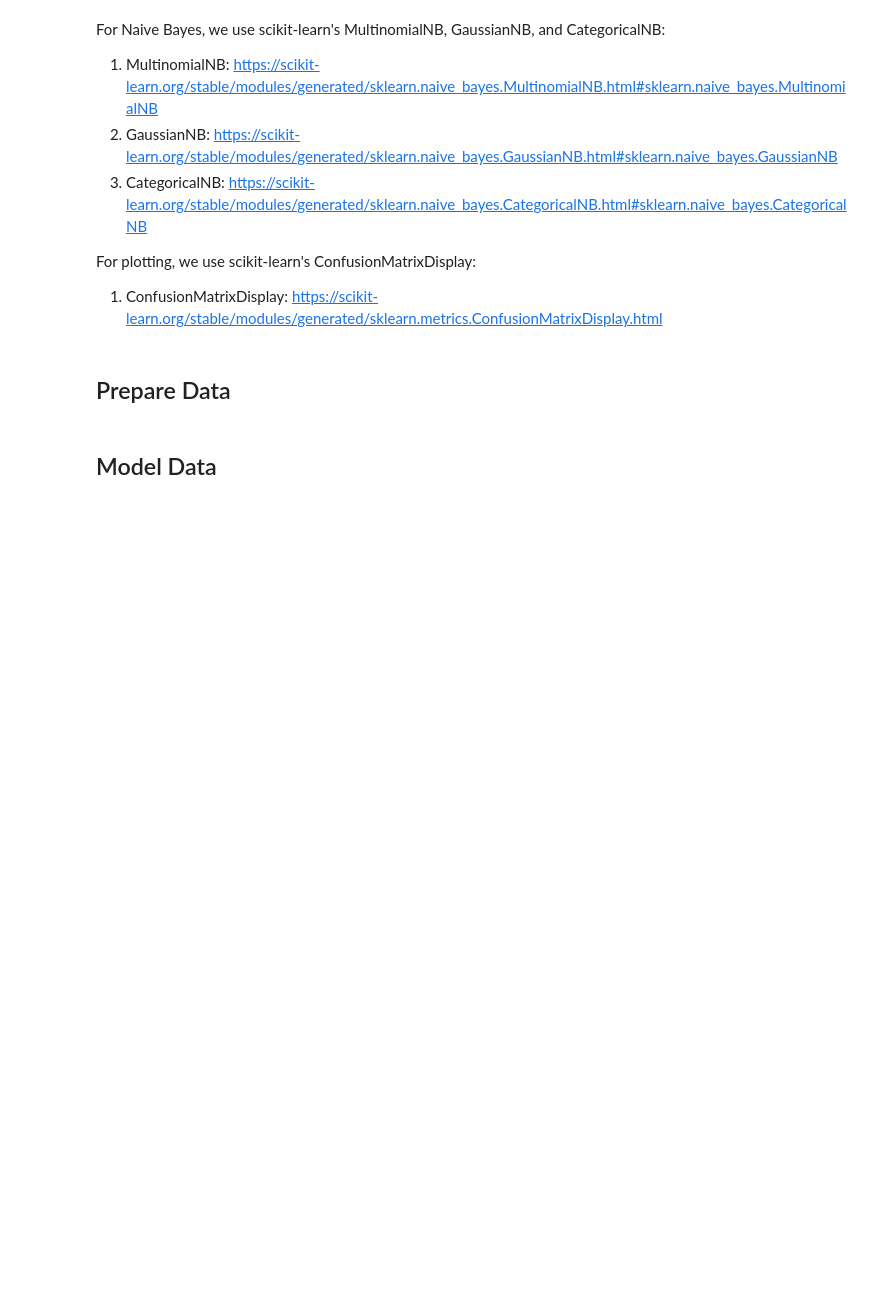
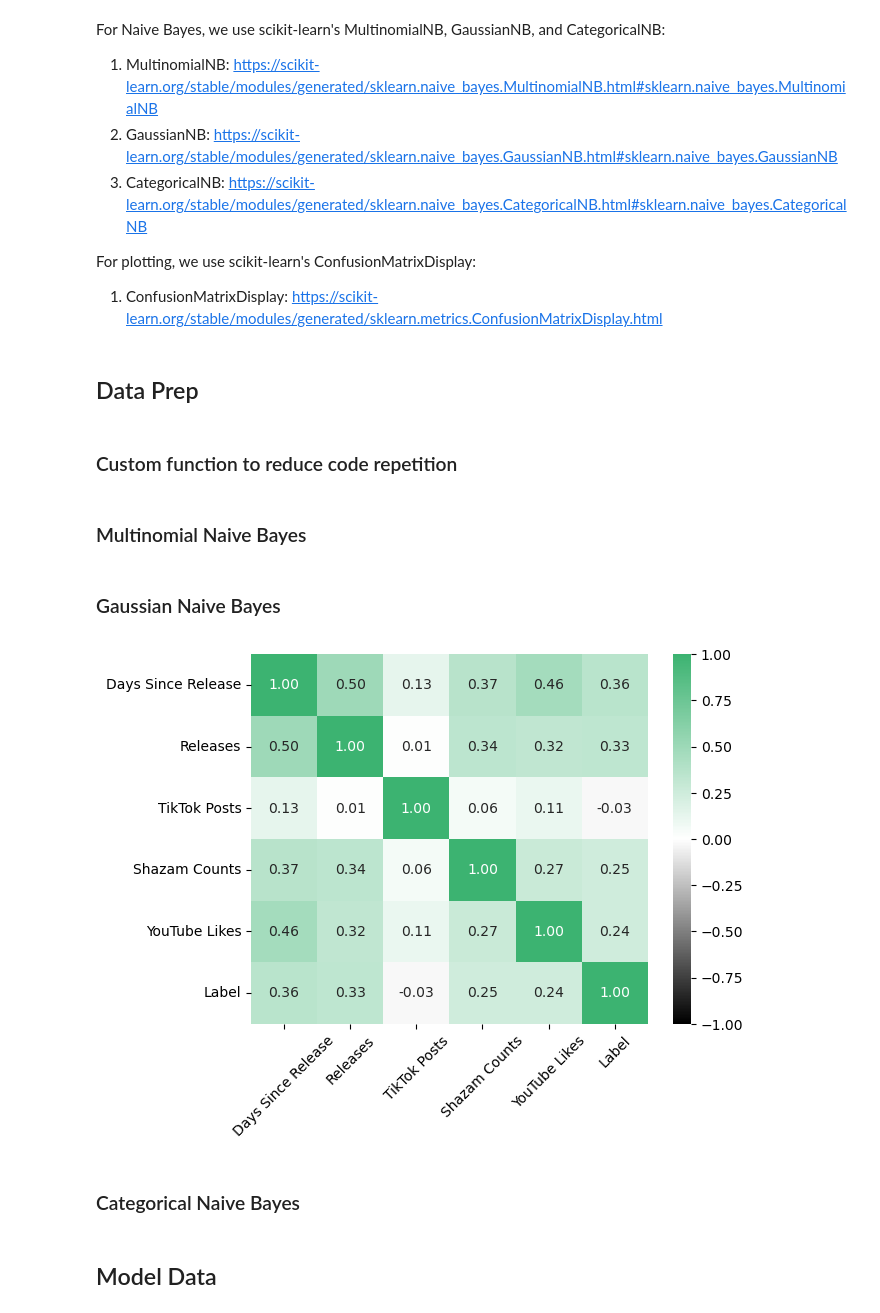
Before and after one commit to michael-van-vuuren/csci5612-workspace, a Jupyter notebook: models/supervised/naive-bayes.ipynb, the cells around one changed output. Cells and saved outputs as stored; diff of their text form; code cells hidden in the pictures; blank space fills up the shorter version.

Commit message:
completed GaussianNB

```diff
--- a/models/supervised/naive-bayes.ipynb
+++ b/models/supervised/naive-bayes.ipynb
@@ -28,6 +28,36 @@ For Naive Bayes, we use scikit-learn's MultinomialNB, GaussianNB, and Categorica
 For plotting, we use scikit-learn's ConfusionMatrixDisplay:
 1. ConfusionMatrixDisplay: https://scikit-learn.org/stable/modules/generated/sklearn.metrics.ConfusionMatrixDisplay.html
 # %% [markdown]
-## Prepare Data
+## Data Prep
+# %% [markdown]
+### Custom function to reduce code repetition
+# %%
+def my_hist(df):
+    custom_cmap = LinearSegmentedColormap.from_list('black_seagreen_diverge', ['black', 'white', 'mediumseagreen'])
+    sns.heatmap(df.corr(), annot=True, cmap=custom_cmap, fmt='.2f', vmin=-1, vmax=1, center=0)
+    plt.xticks(rotation=45)
+    plt.show()
+# %% [markdown]
+### Multinomial Naive Bayes
+# %% [markdown]
+### Gaussian Naive Bayes
+# %%
+import matplotlib.pyplot as plt
+import seaborn as sns
+
+# 1. Define Gaussian Naive Bayes dataset
+df_gnb = df[['Days Since Release',
+             'Releases',
+             'TikTok Posts',
+             'Shazam Counts',
+             'YouTube Likes',
+             'Label']]
+df_gnb.head()
+
+my_hist(df_gnb)
+# %% [output]
+[figure, added]
+# %% [markdown]
+### Categorical Naive Bayes
 # %% [markdown]
 ## Model Data
```
Also changed, not shown: parts of 6 cells of this notebook, 2 other files.
